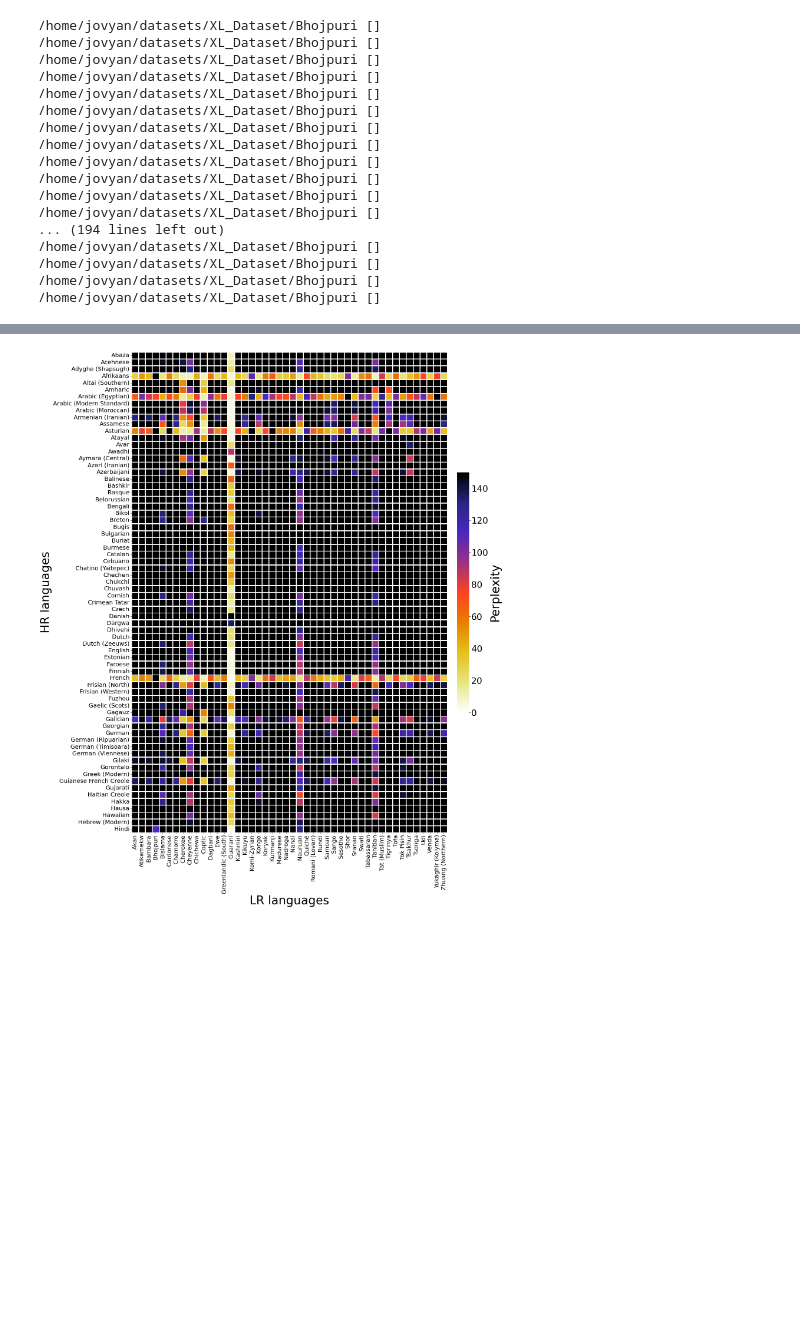
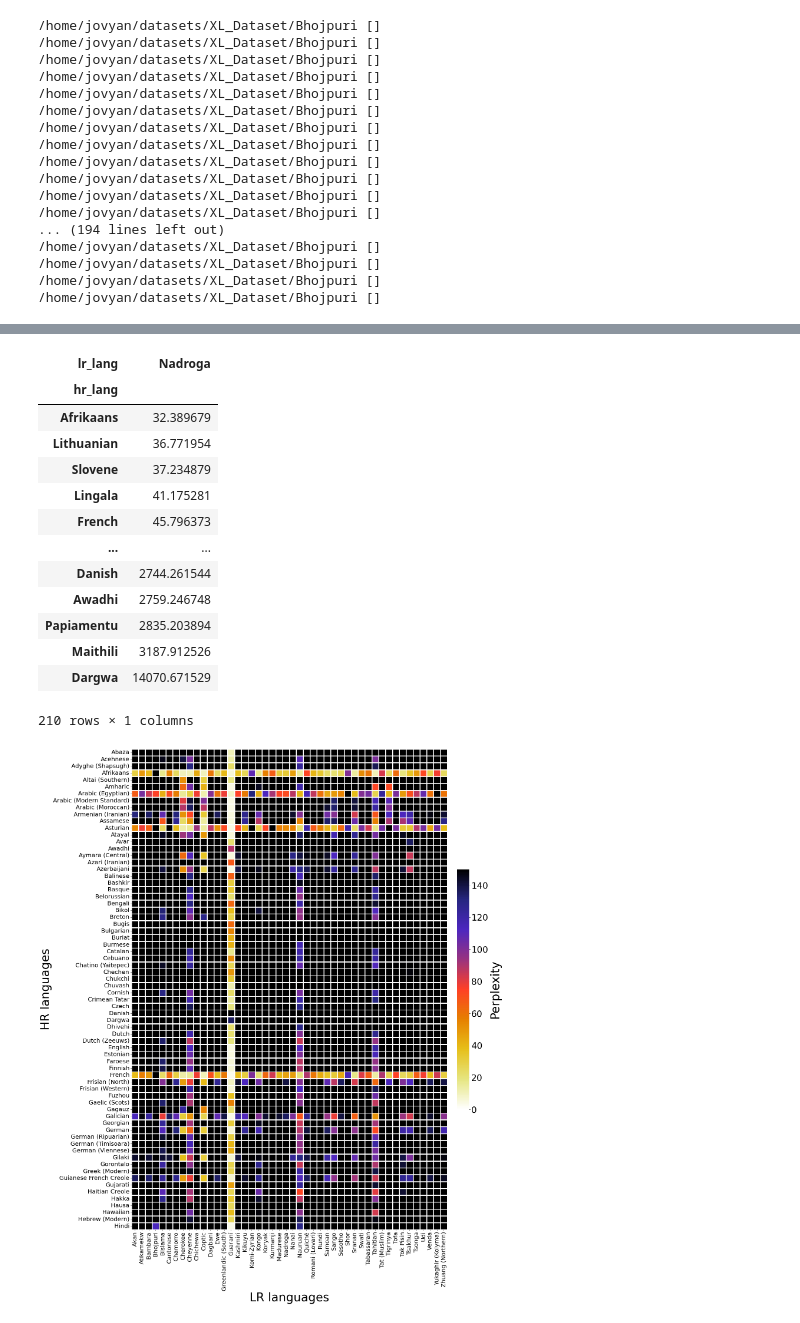
Before and after one commit to eistakovskii/LR_Transfer, a Jupyter notebook: notebooks/TL visualization.ipynb, the cells around one changed output, grey strips where cells are left out. Cells and saved outputs as stored; diff of their text form; code cells hidden in the pictures; blank space fills up the shorter version.

```diff
--- a/notebooks/TL visualization.ipynb
+++ b/notebooks/TL visualization.ipynb
@@ -92,5 +70,22 @@ table
 # %%
 table.columns = table.columns.droplevel()
+# %%
+table[["Nadroga"]].sort_values("Nadroga")
+# %% [output]
+| lr_lang | Nadroga |
+| hr_lang |  |
+| Afrikaans | 32.389679 |
+| Lithuanian | 36.771954 |
+| Slovene | 37.234879 |
+| Lingala | 41.175281 |
+| French | 45.796373 |
+| ... | ... |
+| Danish | 2744.261544 |
+| Awadhi | 2759.246748 |
+| Papiamentu | 2835.203894 |
+| Maithili | 3187.912526 |
+| Dargwa | 14070.671529 |
+210 rows × 1 columns
 # %%
 table.to_csv("tl_results_june.csv")
 # %%
```
Also changed, not shown: parts of 3 cells of this notebook, 4 other files.
